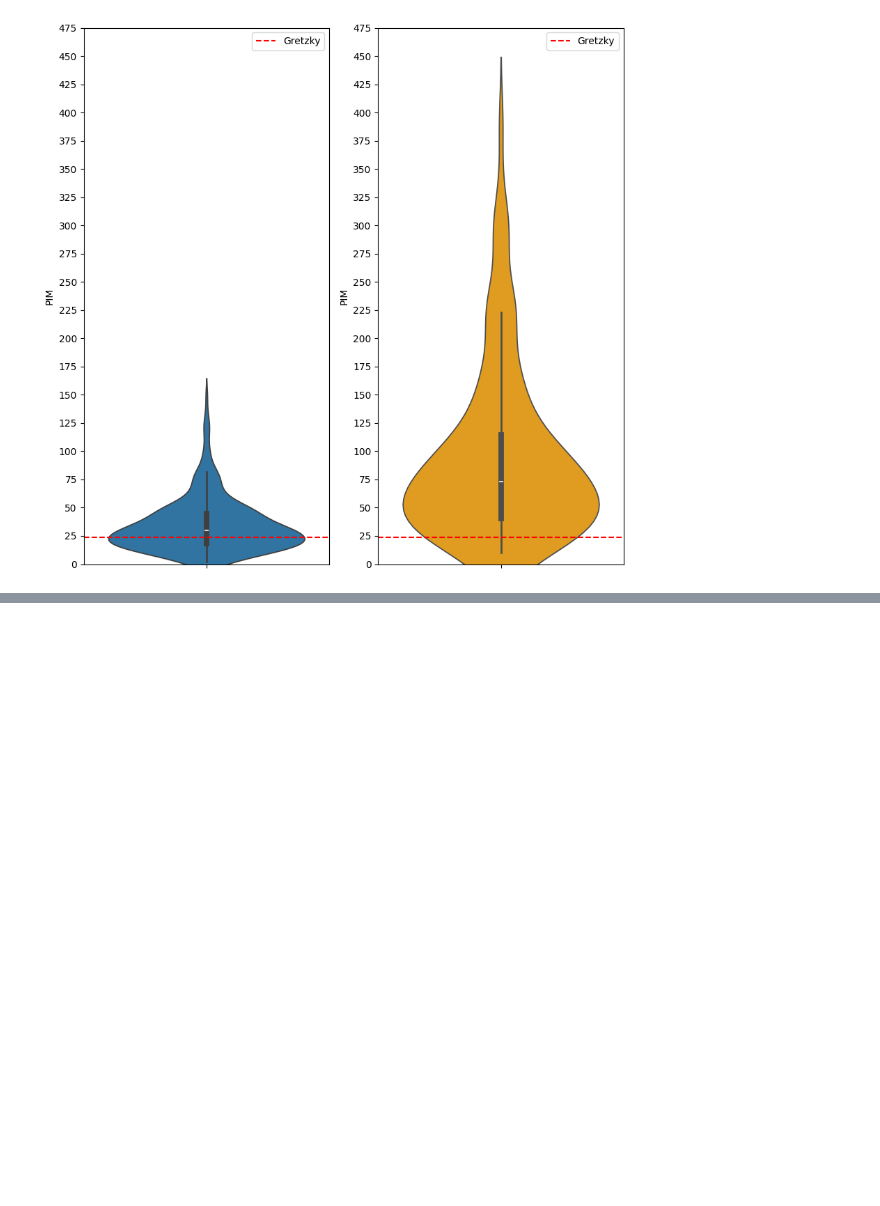
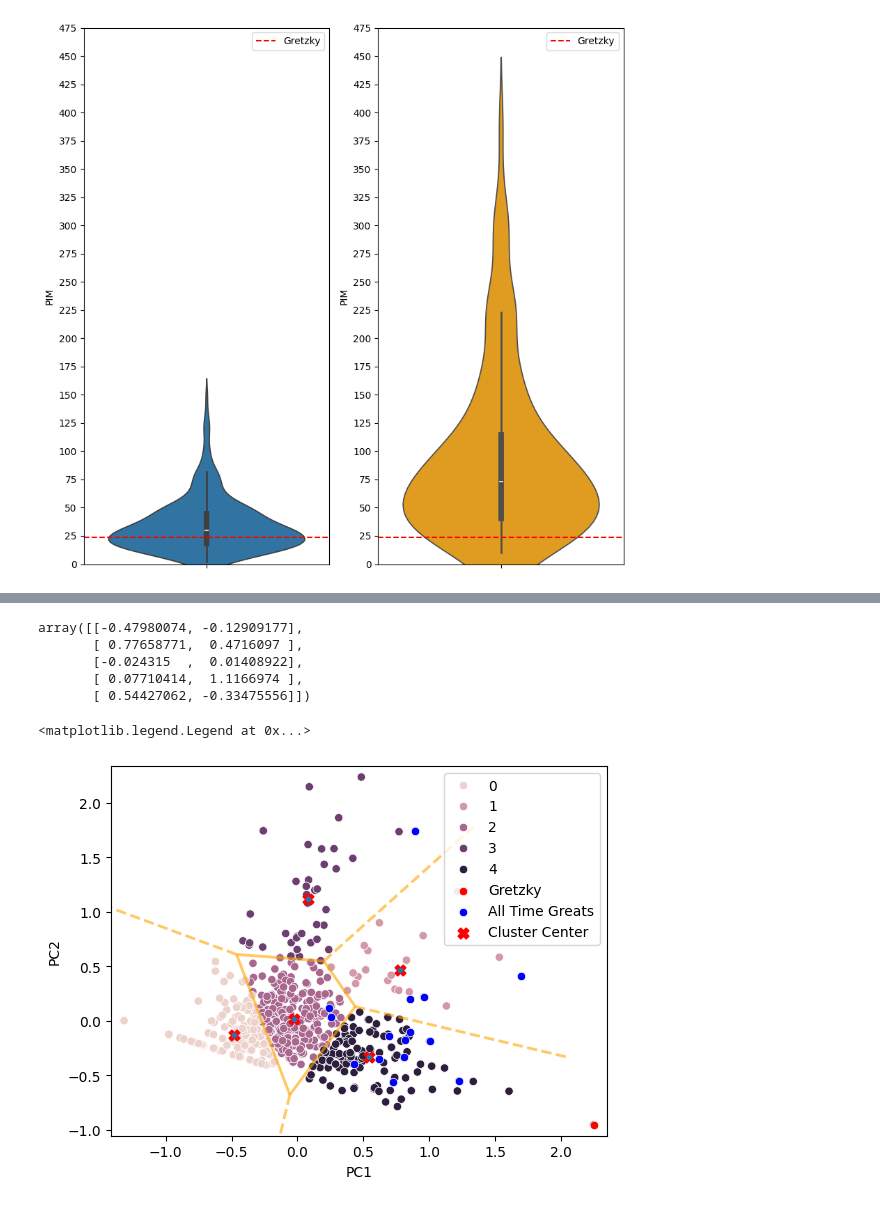
Before and after one commit to philbeet/How-Great-was-The-Great-One, a Jupyter notebook: main.ipynb, the cells around one changed output, grey strips where cells are left out. Saved outputs shown, nothing was run; the diff lists cells and outputs as text; code cells hidden in the pictures; blank space fills up the shorter version.

```diff
--- a/main.ipynb
+++ b/main.ipynb
@@ -594,0 +669,24 @@ ax2 = plot(ax2, szn_87_df, "GP", "PIM", regression_line, "1986-87 Players", "Pen
+# %%
+from scipy.spatial import Voronoi, voronoi_plot_2d
+cluster_centers = kmeans.cluster_centers_
+cluster_centers
+# %% [output]
+array([[-0.47980074, -0.12909177],
+       [ 0.77658771,  0.4716097 ],
+       [-0.024315  ,  0.01408922],
+       [ 0.07710414,  1.1166974 ],
+       [ 0.54427062, -0.33475556]])
+# %%
+voronoi = Voronoi(cluster_centers)
+sns.scatterplot(greats_combined, x='PC1', y='PC2', hue="Cluster")
+sns.scatterplot(greats_combined[greats_combined["Player"]=="Wayne Gretzky*"], x='PC1', y='PC2', color="Red", label="Gretzky")
+sns.scatterplot(greats_combined[greats_combined["ATG"]==1], x='PC1', y='PC2', color="Blue", label='All Time Greats')
+voronoi_plot_2d(voronoi, ax=plt.gca(), show_vertices=False, line_colors='orange', line_width=2, line_alpha=0.6)
+
+plt.scatter(cluster_centers[:,0], cluster_centers[:,1], marker="X", color='red', s=60, label='Cluster Center')
+plt.xlim(greats_combined["PC1"].min() - 0.1, greats_combined["PC1"].max() + 0.1)
+plt.ylim(greats_combined["PC2"].min() - 0.1, greats_combined['PC2'].max() + 0.1)
+plt.legend()
+# %% [output]
+<matplotlib.legend.Legend at 0x...>
+[figure, added]
```
Also changed, not shown: parts of 13 cells of this notebook, 1 other file.
